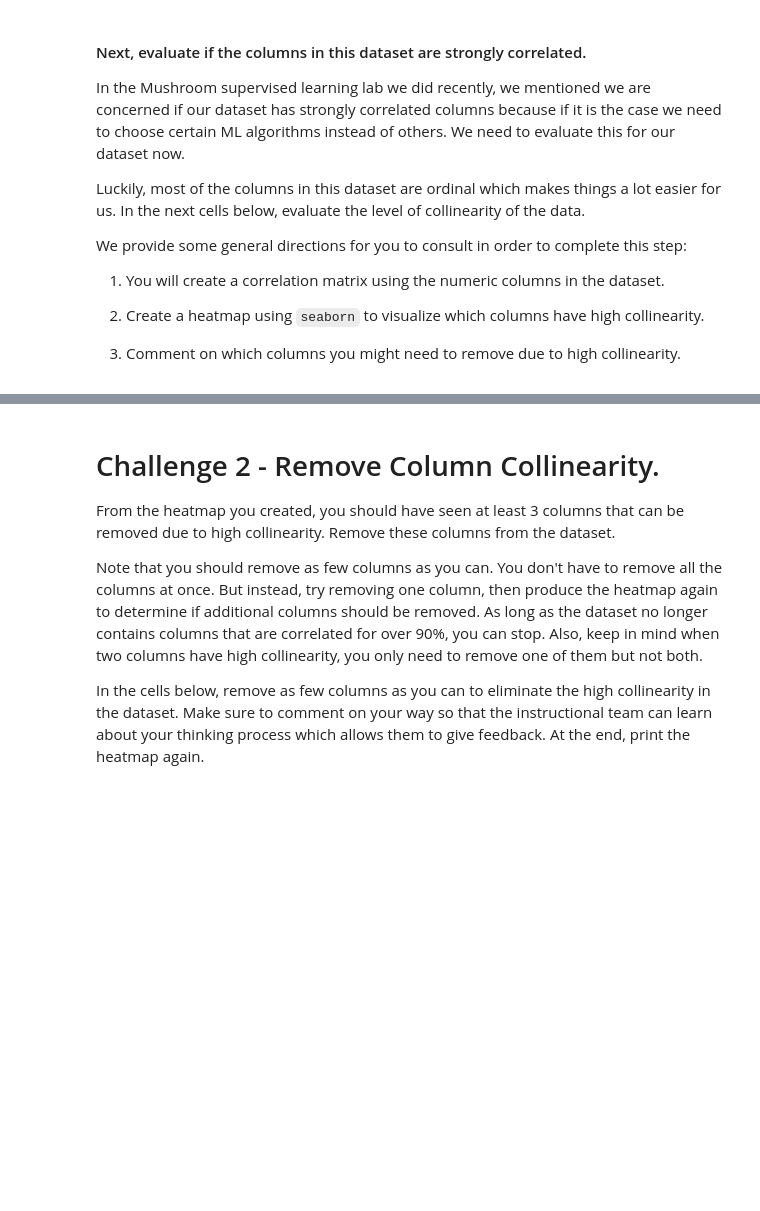
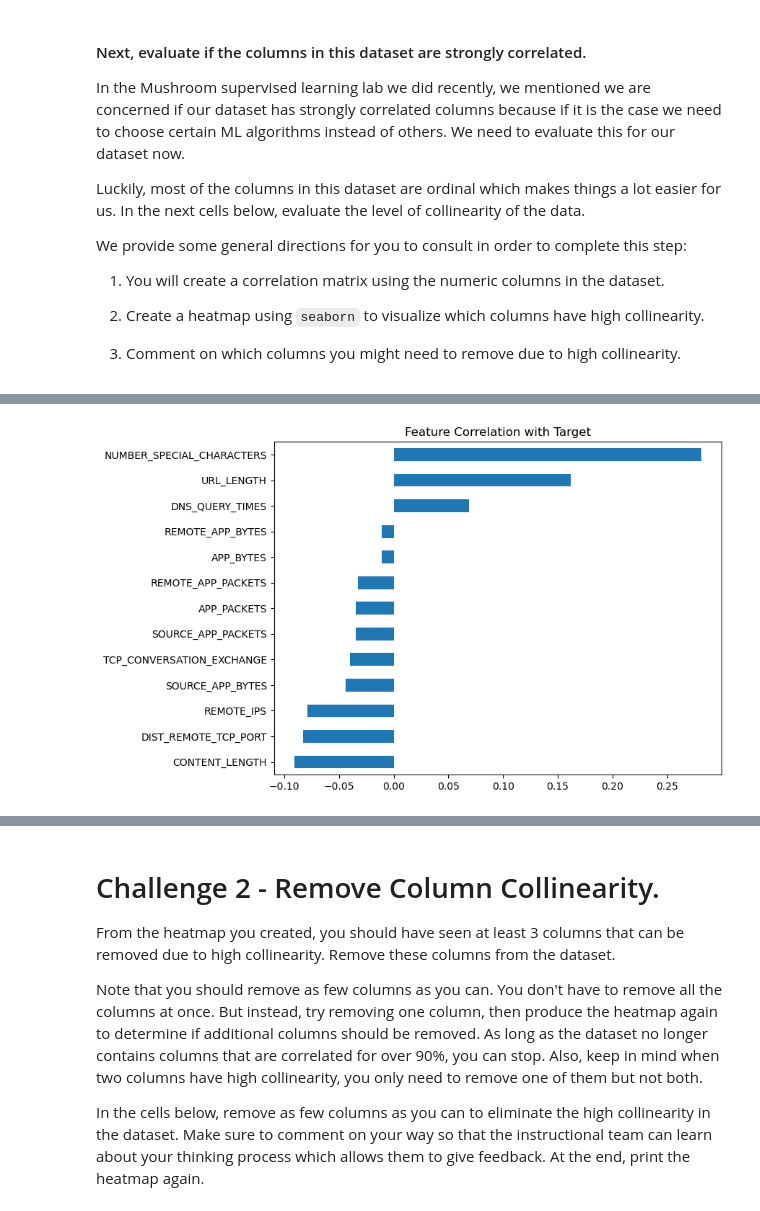
Before and after one commit to vitorferraz19/lab-supervised-learning-en, a Jupyter notebook: your-code/main.ipynb, the cells around one changed output, grey strips where cells are left out. Drawn from its saved outputs; the diff is of its cells as text; code cells hidden in the pictures; blank space fills up the shorter version.

```diff
--- a/your-code/main.ipynb
+++ b/your-code/main.ipynb
@@ -195,0 +332,8 @@ We provide some general directions for you to consult in order to complete this
+# %%
+target_corr = websites.corr(numeric_only=True)["Type"].drop("Type")
+
+target_corr.sort_values().plot(kind="barh", figsize=(8,6))
+plt.title("Feature Correlation with Target")
+plt.show()
+# %% [output]
+[figure, added]
```
Also changed, not shown: parts of 38 cells of this notebook.
